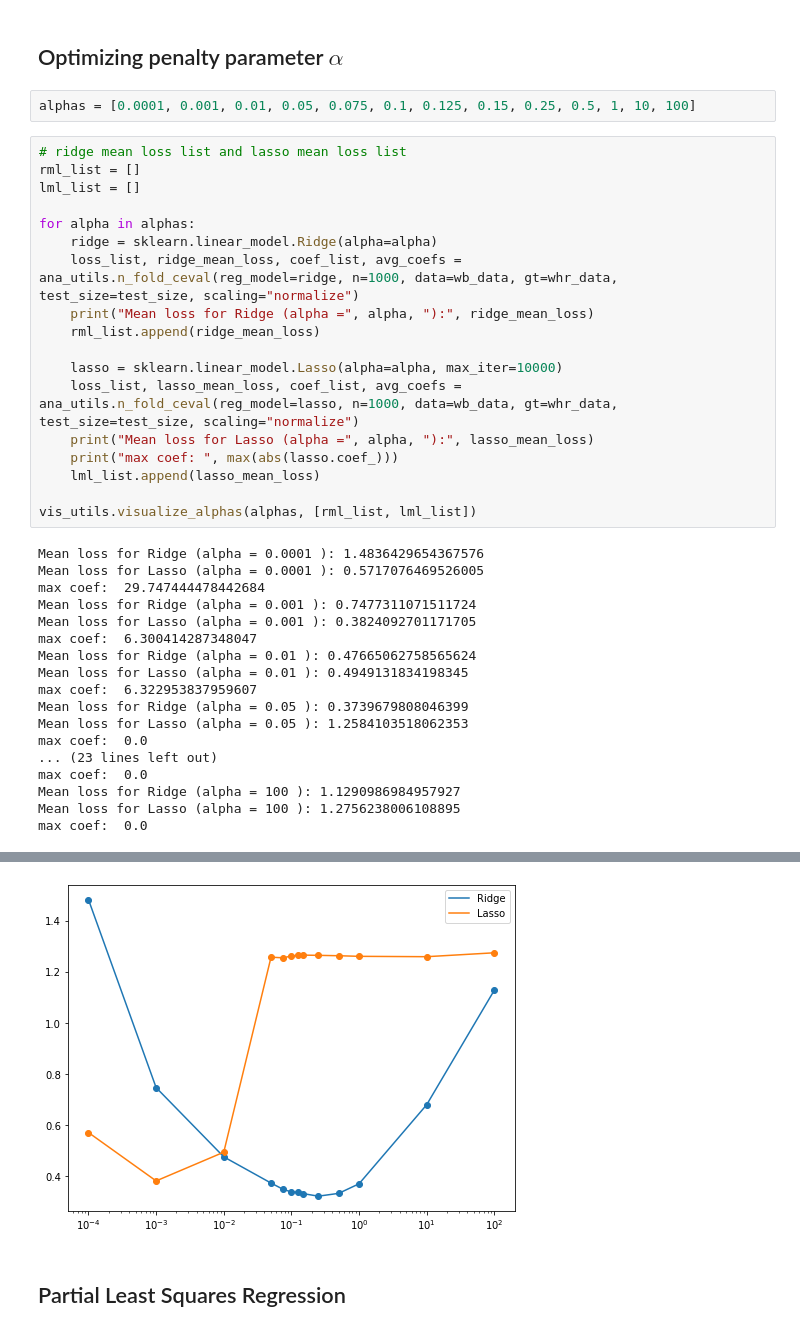
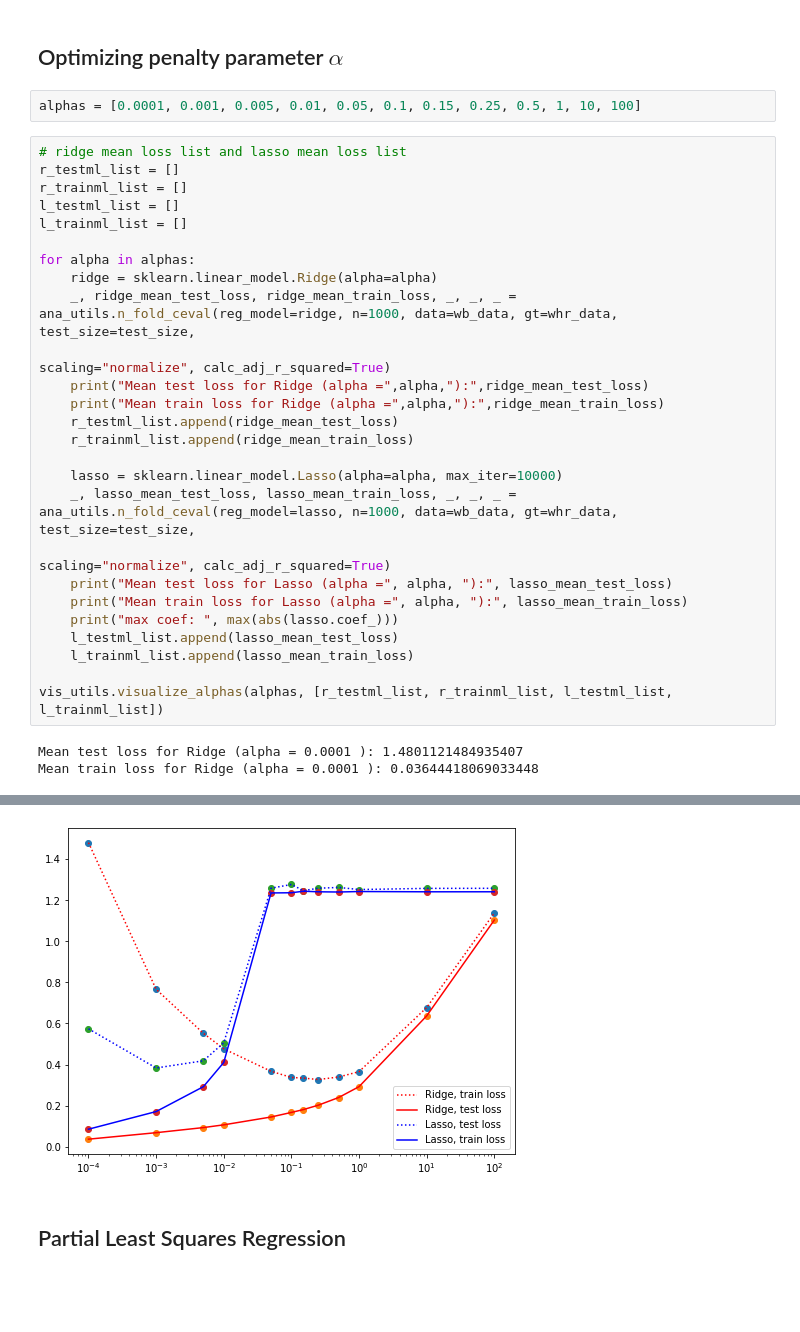
Before and after one commit to c-eberle/Data-Literacy-project, a Jupyter notebook: 04_regression_analysis_part3.ipynb, the cells around one changed output, grey strips where cells are left out. Cells and saved outputs as stored; diff of their text form; blank space fills up the shorter version.

```diff
--- a/04_regression_analysis_part3.ipynb
+++ b/04_regression_analysis_part3.ipynb
@@ -79,40 +79,33 @@ The average size of the first ten coefficients (reduced set of indicators): 0.0
 # %% [markdown]
 ## Optimizing penalty parameter $\alpha$
 # %%
-alphas = [0.0001, 0.001, 0.01, 0.05, 0.075, 0.1, 0.125, 0.15, 0.25, 0.5, 1, 10, 100]
+alphas = [0.0001, 0.001, 0.005, 0.01, 0.05, 0.1, 0.15, 0.25, 0.5, 1, 10, 100]
 # %%
 # ridge mean loss list and lasso mean loss list
-rml_list = []
-lml_list = []
+r_testml_list = []
+r_trainml_list = []
+l_testml_list = []
+l_trainml_list = []
 
 for alpha in alphas:
     ridge = sklearn.linear_model.Ridge(alpha=alpha)
-    loss_list, ridge_mean_loss, coef_list, avg_coefs = ana_utils.n_fold_ceval(reg_model=ridge, n=1000, data=wb_data, gt=whr_data, test_size=test_size, scaling="normalize")
-    print("Mean loss for Ridge (alpha =", alpha, "):", ridge_mean_loss)
-    rml_list.append(ridge_mean_loss)
+    _, ridge_mean_test_loss, ridge_mean_train_loss, _, _, _ = ana_utils.n_fold_ceval(reg_model=ridge, n=1000, data=wb_data, gt=whr_data, test_size=test_size,
+                                                                                     scaling="normalize", calc_adj_r_squared=True)
+    print("Mean test loss for Ridge (alpha =",alpha,"):",ridge_mean_test_loss)
+    print("Mean train loss for Ridge (alpha =",alpha,"):",ridge_mean_train_loss)
+    r_testml_list.append(ridge_mean_test_loss)
+    r_trainml_list.append(ridge_mean_train_loss)
 
     lasso = sklearn.linear_model.Lasso(alpha=alpha, max_iter=10000)
-    loss_list, lasso_mean_loss, coef_list, avg_coefs = ana_utils.n_fold_ceval(reg_model=lasso, n=1000, data=wb_data, gt=whr_data, test_size=test_size, scaling="normalize")
-    print("Mean loss for Lasso (alpha =", alpha, "):", lasso_mean_loss)
+    _, lasso_mean_test_loss, lasso_mean_train_loss, _, _, _ = ana_utils.n_fold_ceval(reg_model=lasso, n=1000, data=wb_data, gt=whr_data, test_size=test_size,
+                                                                                     scaling="normalize", calc_adj_r_squared=True)
+    print("Mean test loss for Lasso (alpha =", alpha, "):", lasso_mean_test_loss)
+    print("Mean train loss for Lasso (alpha =", alpha, "):", lasso_mean_train_loss)
     print("max coef: ", max(abs(lasso.coef_)))
-    lml_list.append(lasso_mean_loss)
+    l_testml_list.append(lasso_mean_test_loss)
+    l_trainml_list.append(lasso_mean_train_loss)
 
-vis_utils.visualize_alphas(alphas, [rml_list, lml_list])
+vis_utils.visualize_alphas(alphas, [r_testml_list, r_trainml_list, l_testml_list, l_trainml_list])
 # %% [output]
-Mean loss for Ridge (alpha = 0.0001 ): 1.4836429654367576
-Mean loss for Lasso (alpha = 0.0001 ): 0.5717076469526005
-max coef:  29.747444478442684
-Mean loss for Ridge (alpha = 0.001 ): 0.7477311071511724
-Mean loss for Lasso (alpha = 0.001 ): 0.3824092701171705
-max coef:  6.300414287348047
-Mean loss for Ridge (alpha = 0.01 ): 0.47665062758565624
-Mean loss for Lasso (alpha = 0.01 ): 0.4949131834198345
-max coef:  6.322953837959607
-Mean loss for Ridge (alpha = 0.05 ): 0.3739679808046399
-Mean loss for Lasso (alpha = 0.05 ): 1.2584103518062353
-max coef:  0.0
-... (23 lines left out)
-max coef:  0.0
-Mean loss for Ridge (alpha = 100 ): 1.1290986984957927
-Mean loss for Lasso (alpha = 100 ): 1.2756238006108895
-max coef:  0.0
+Mean test loss for Ridge (alpha = 0.0001 ): 1.4801121484935407
+Mean train loss for Ridge (alpha = 0.0001 ): 0.03644418069033448
@@ -119,4 +129,4 @@ max coef:  0.0
-[figure, old version]
+[figure, new version]
 # %% [markdown]
 ## Partial Least Squares Regression
 # %%
```
Also changed, not shown: parts of 7 cells of this notebook.
